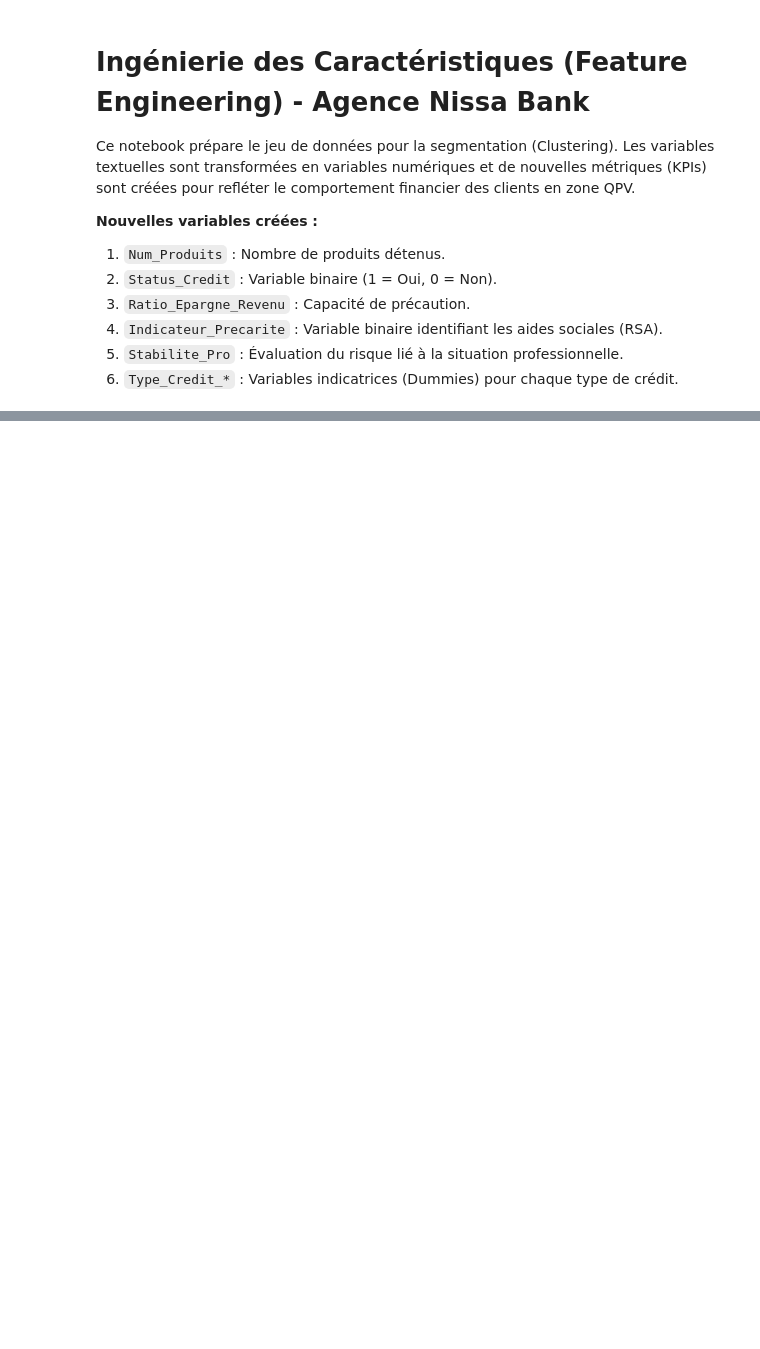
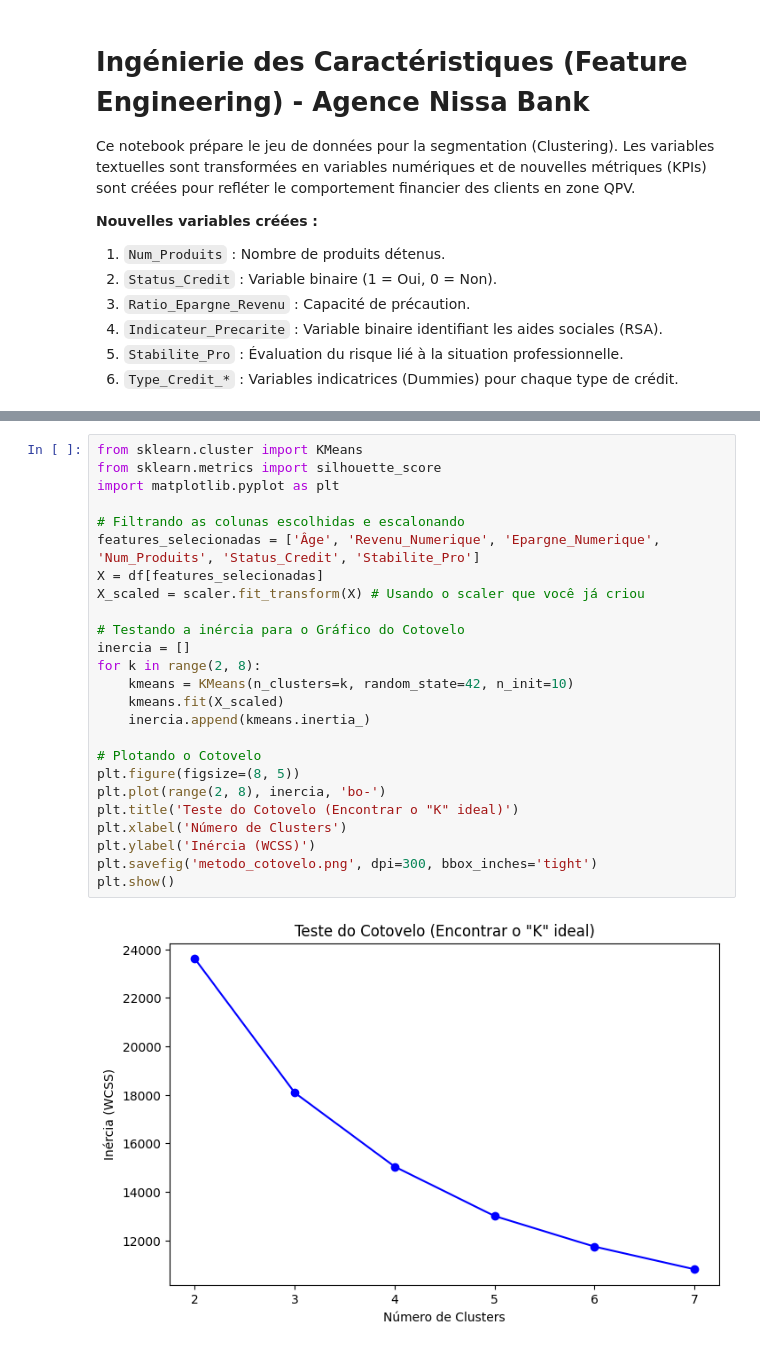
Before and after one commit to melissa-mariano/ProjetsUniversitaires, a Jupyter notebook: Agence Nissa Bank/segmentation_nissa_bank.ipynb, the cells around one changed output, grey strips where cells are left out. Drawn from its saved outputs; the diff is of its cells as text; blank space fills up the shorter version.

```diff
--- a/Agence Nissa Bank/segmentation_nissa_bank.ipynb
+++ b/Agence Nissa Bank/segmentation_nissa_bank.ipynb
@@ -39,0 +155,27 @@ df.to_csv('agence_nissa_bank_features.csv', index=False, sep=';')
+# %%
+from sklearn.cluster import KMeans
+from sklearn.metrics import silhouette_score
+import matplotlib.pyplot as plt
+
+# Filtrando as colunas escolhidas e escalonando
+features_selecionadas = ['Âge', 'Revenu_Numerique', 'Epargne_Numerique', 'Num_Produits', 'Status_Credit', 'Stabilite_Pro']
+X = df[features_selecionadas]
+X_scaled = scaler.fit_transform(X) # Usando o scaler que você já criou
+
+# Testando a inércia para o Gráfico do Cotovelo
+inercia = []
+for k in range(2, 8):
+    kmeans = KMeans(n_clusters=k, random_state=42, n_init=10)
+    kmeans.fit(X_scaled)
+    inercia.append(kmeans.inertia_)
+
+# Plotando o Cotovelo
+plt.figure(figsize=(8, 5))
+plt.plot(range(2, 8), inercia, 'bo-')
+plt.title('Teste do Cotovelo (Encontrar o "K" ideal)')
+plt.xlabel('Número de Clusters')
+plt.ylabel('Inércia (WCSS)')
+plt.savefig('metodo_cotovelo.png', dpi=300, bbox_inches='tight')
+plt.show()
+# %% [output]
+[figure, added]
```
Also changed, not shown: parts of 22 cells of this notebook, 8 other files.
